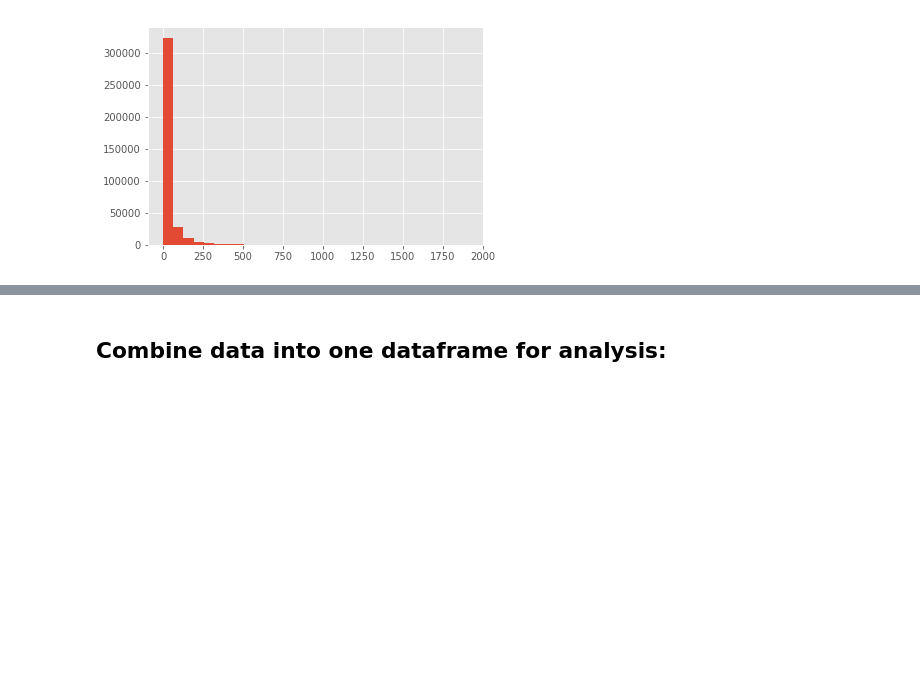
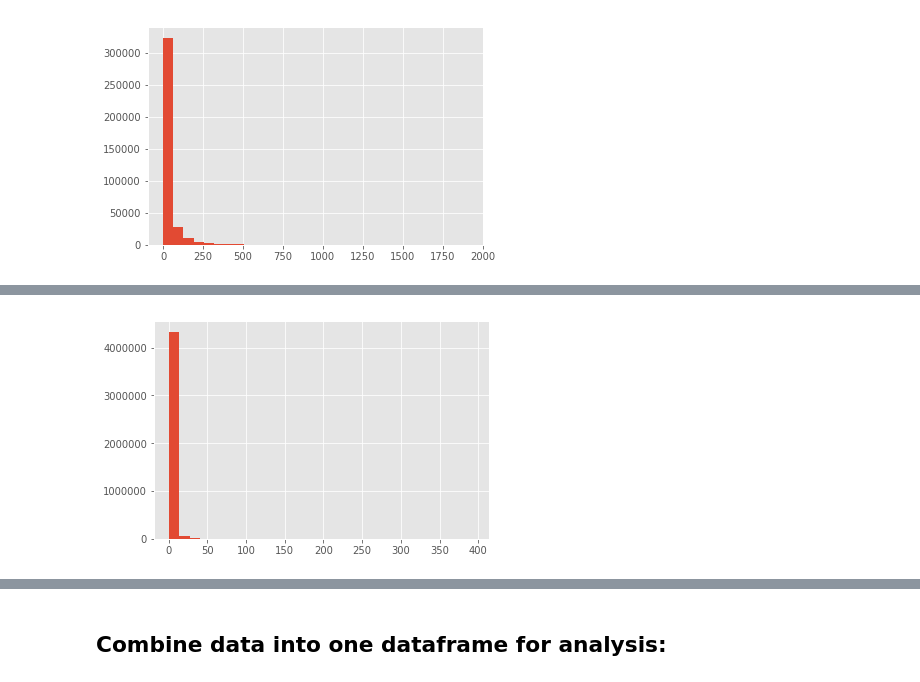
Before and after one commit to pgeurin/seniorskipday, a Jupyter notebook: src/eda.ipynb, the cells around one changed output, grey strips where cells are left out. Saved outputs shown, nothing was run; the diff lists cells and outputs as text; code cells hidden in the pictures; blank space fills up the shorter version.

```diff
--- a/src/eda.ipynb
+++ b/src/eda.ipynb
@@ -209,2 +252,6 @@ plt.hist(lesson_posts.groupby('lesson_id').count()['post_id'], bins=30);
+# %%
+plt.hist(lesson_posts.groupby('post_id').count()['lesson_id'], bins=30);
+# %% [output]
+[figure, added]
 # %%
 child_posts.head(3)
```
Also changed, not shown: parts of 56 cells of this notebook.
